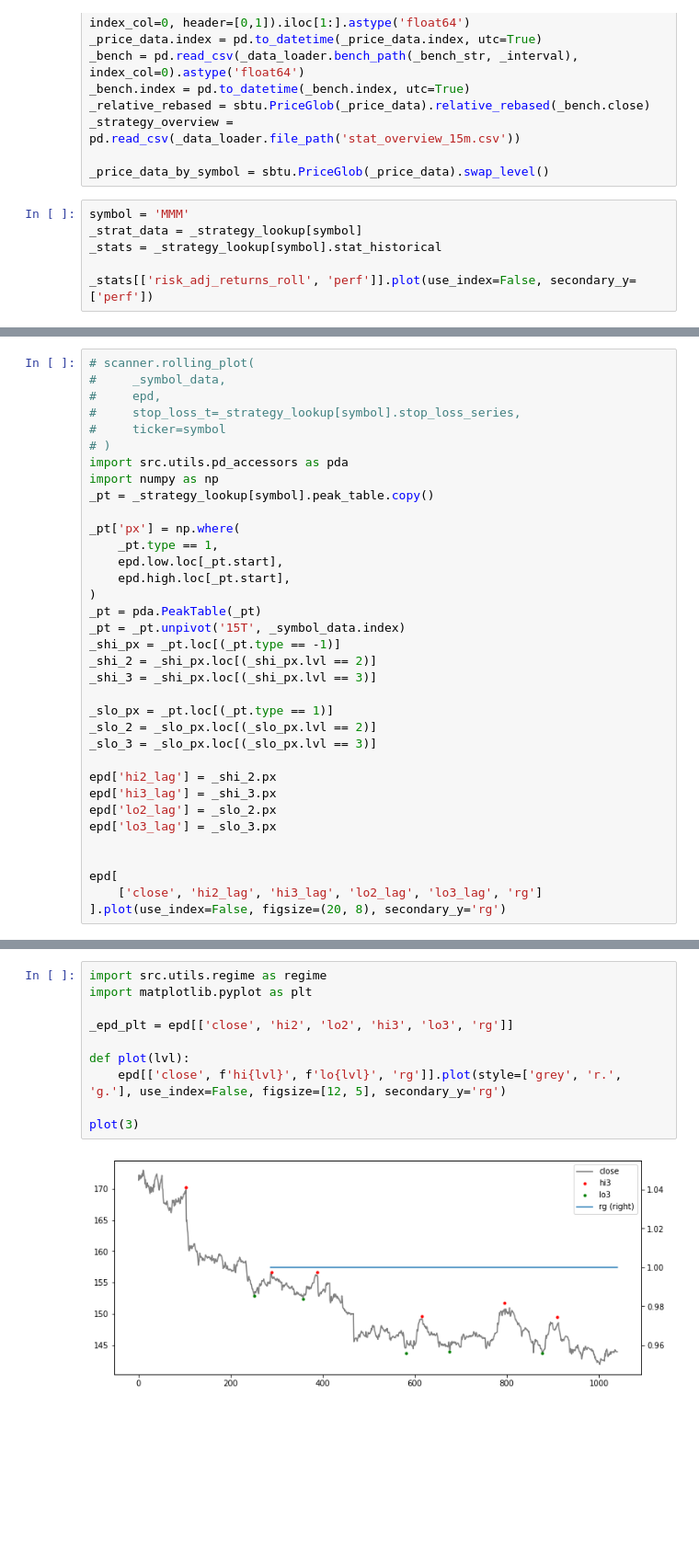
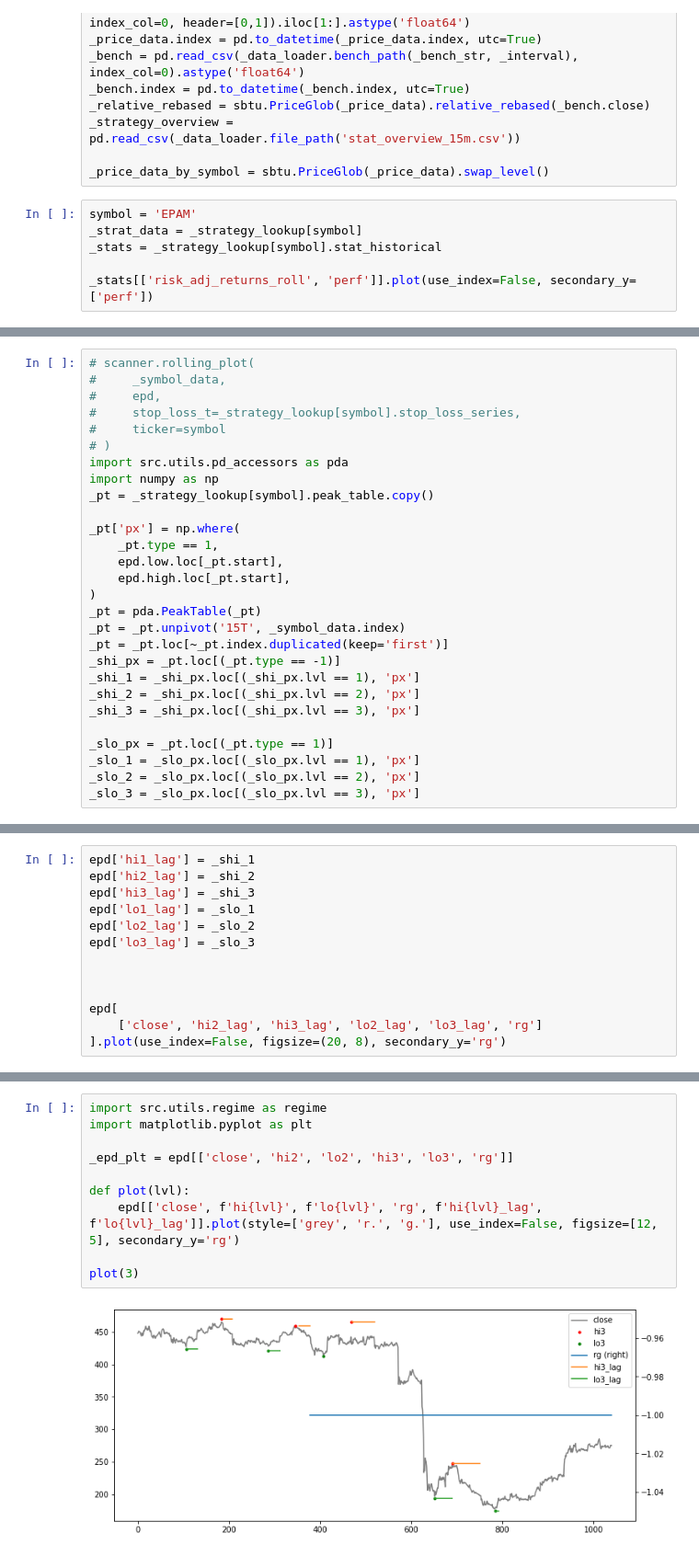
Before and after one commit to bjahnke/blue_bird_pms, a Jupyter notebook: src/backtester.ipynb, the cells around one changed output, grey strips where cells are left out. Shown at 92% size. Drawn from its saved outputs; the diff is of its cells as text; blank space fills up the shorter version.

```diff
--- a/src/backtester.ipynb
+++ b/src/backtester.ipynb
@@ -19,7 +19,7 @@ _strategy_overview = pd.read_csv(_data_loader.file_path('stat_overview_15m.csv')
 
 _price_data_by_symbol = sbtu.PriceGlob(_price_data).swap_level()
 # %%
-symbol = 'MMM'
+symbol = 'EPAM'
 _strat_data = _strategy_lookup[symbol]
 _stats = _strategy_lookup[symbol].stat_historical
 
@@ -84,20 +86,13 @@ _pt['px'] = np.where(
 )
 _pt = pda.PeakTable(_pt)
 _pt = _pt.unpivot('15T', _symbol_data.index)
+_pt = _pt.loc[~_pt.index.duplicated(keep='first')]
 _shi_px = _pt.loc[(_pt.type == -1)]
-_shi_2 = _shi_px.loc[(_shi_px.lvl == 2)]
-_shi_3 = _shi_px.loc[(_shi_px.lvl == 3)]
+_shi_1 = _shi_px.loc[(_shi_px.lvl == 1), 'px']
+_shi_2 = _shi_px.loc[(_shi_px.lvl == 2), 'px']
+_shi_3 = _shi_px.loc[(_shi_px.lvl == 3), 'px']
 
 _slo_px = _pt.loc[(_pt.type == 1)]
-_slo_2 = _slo_px.loc[(_slo_px.lvl == 2)]
-_slo_3 = _slo_px.loc[(_slo_px.lvl == 3)]
-
-epd['hi2_lag'] = _shi_2.px
-epd['hi3_lag'] = _shi_3.px
-epd['lo2_lag'] = _slo_2.px
-epd['lo3_lag'] = _slo_3.px
-
-
-epd[
-    ['close', 'hi2_lag', 'hi3_lag', 'lo2_lag', 'lo3_lag', 'rg']
-].plot(use_index=False, figsize=(20, 8), secondary_y='rg')
+_slo_1 = _slo_px.loc[(_slo_px.lvl == 1), 'px']
+_slo_2 = _slo_px.loc[(_slo_px.lvl == 2), 'px']
+_slo_3 = _slo_px.loc[(_slo_px.lvl == 3), 'px']
@@ -106,0 +99,13 @@ epd[
+# %%
+epd['hi1_lag'] = _shi_1
+epd['hi2_lag'] = _shi_2
+epd['hi3_lag'] = _shi_3
+epd['lo1_lag'] = _slo_1
+epd['lo2_lag'] = _slo_2
+epd['lo3_lag'] = _slo_3
+
+
+
+epd[
+    ['close', 'hi2_lag', 'hi3_lag', 'lo2_lag', 'lo3_lag', 'rg']
+].plot(use_index=False, figsize=(20, 8), secondary_y='rg')
@@ -107,15 +115,15 @@ epd[
 # %%
 import src.utils.regime as regime
 import matplotlib.pyplot as plt
 
 _epd_plt = epd[['close', 'hi2', 'lo2', 'hi3', 'lo3', 'rg']]
 
 def plot(lvl):
-    epd[['close', f'hi{lvl}', f'lo{lvl}', 'rg']].plot(style=['grey', 'r.', 'g.'], use_index=False, figsize=[12, 5], secondary_y='rg')
+    epd[['close', f'hi{lvl}', f'lo{lvl}', 'rg', f'hi{lvl}_lag', f'lo{lvl}_lag']].plot(style=['grey', 'r.', 'g.'], use_index=False, figsize=[12, 5], secondary_y='rg')
 
 plot(3)
 # %% [output]
-[figure, old version]
+[figure, new version]
 # %%
 plot(2)
 # %% [output]
```
Also changed, not shown: parts of 9 cells of this notebook, 4 other files.
